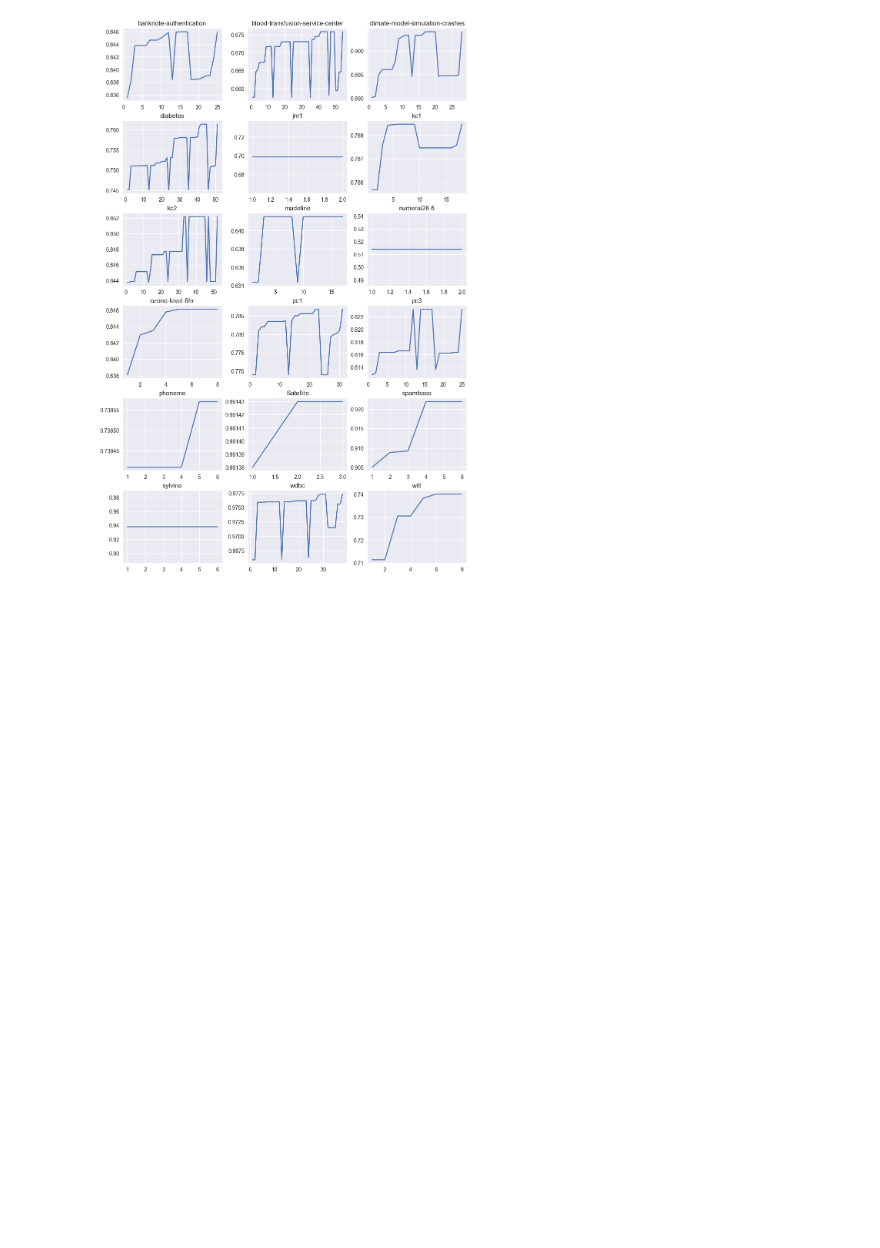
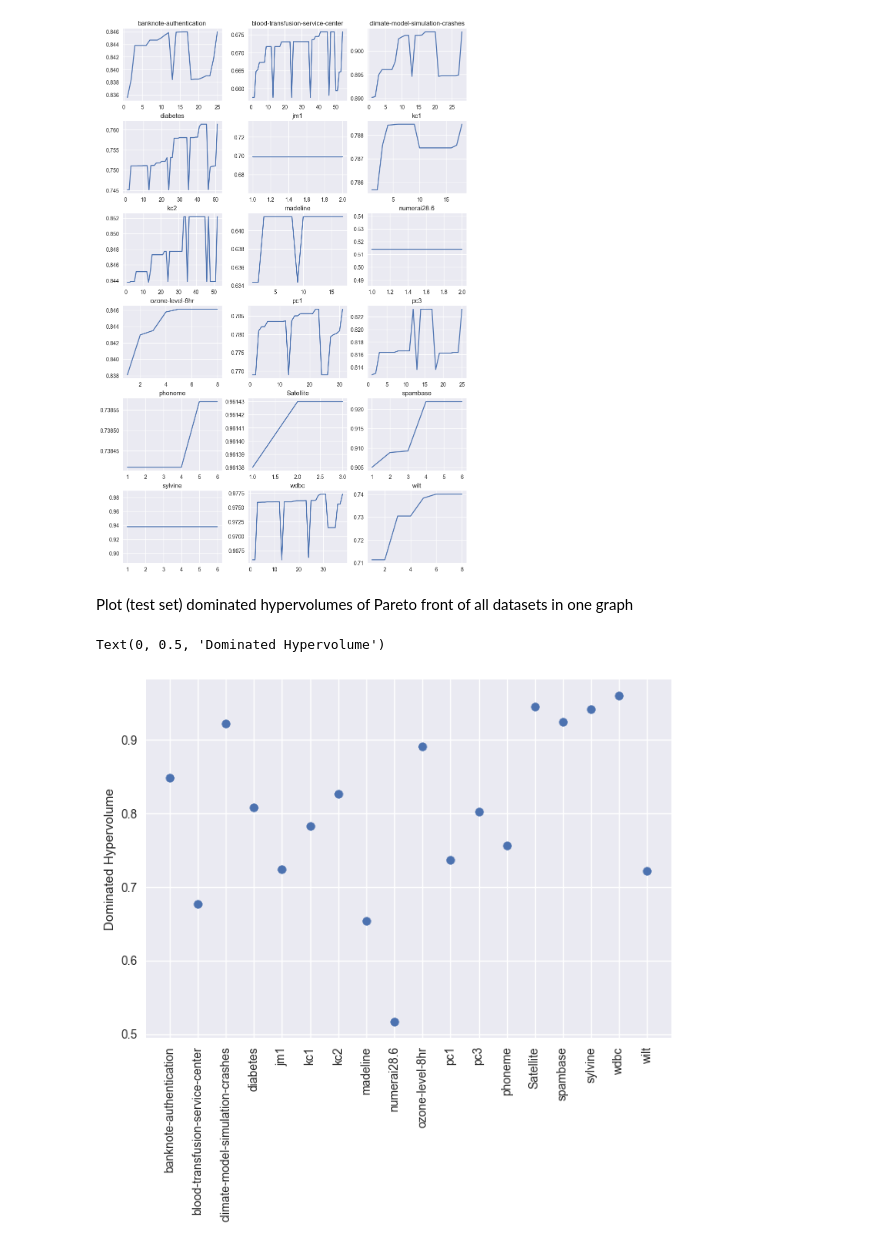
Before and after one commit to simon29st/ws2425-tab-ml, a Jupyter notebook: code/plotting.ipynb, the cells around one changed output. Cells and saved outputs as stored; diff of their text form; code cells hidden in the pictures; blank space fills up the shorter version.

Commit message:
scatterplot (test) dhvs of all datasets in one plot

```diff
--- a/code/plotting.ipynb
+++ b/code/plotting.ipynb
@@ -76,16 +76,16 @@ for i, path in enumerate(paths):
     row = round(i // ncols)
     col = round(i % ncols)
 
-    dhvs = list()
+    dhvs_val = list()
     for file_name in path[2]:
         with open(os.path.join(path[0], file_name)) as file:
             file_content = json.load(file)
 
-        dhv = file_content['dhv_val']  # both gen-*.json and pareto.json files have this field
-        dhvs.append(dhv)
+        dhv_val = file_content['dhv_val']  # both gen-*.json and pareto.json files have this field
+        dhvs_val.append(dhv_val)
 
-    x = range(1, len(dhvs) + 1)
-    axs2[row][col].plot(x, dhvs)
+    x = range(1, len(dhvs_val) + 1)
+    axs2[row][col].plot(x, dhvs_val)
     #axs2[row][col].set_xlabel('Generations')
     #axs2[row][col].set_ylabel('Dominated Hypervolume')
     axs2[row][col].set_title(path[0].split('\\')[1])
@@ -94,3 +94,25 @@ fig2.set_size_inches(6.4*ncols/2, 4.8*nrows/2)  # default is 6.4, 4.8, cf. https
 fig2.set_layout_engine('compressed')
 # %% [output]
 [figure]
+# %% [markdown]
+Plot (test set) dominated hypervolumes of Pareto front of all datasets in one graph
+# %%
+fig3, ax3 = plt.subplots()
+
+dhvs_test = list()
+dataset_names = list()
+for i, path in enumerate(paths):
+
+    with open(os.path.join(path[0], 'pareto.json')) as f_pareto:
+        pareto = json.load(f_pareto)
+
+    dhvs_test.append(pareto['dhv_test'])
+    dataset_names.append(path[0].split('\\')[1])
+
+ax3.scatter(dataset_names, dhvs_test, label='Dominated Hypervolume')
+
+ax3.tick_params(axis='x', labelrotation=90)
+ax3.set_ylabel('Dominated Hypervolume')
+# %% [output]
+Text(0, 0.5, 'Dominated Hypervolume')
+[figure, added]
```
Also changed, not shown: parts of 2 cells of this notebook.
